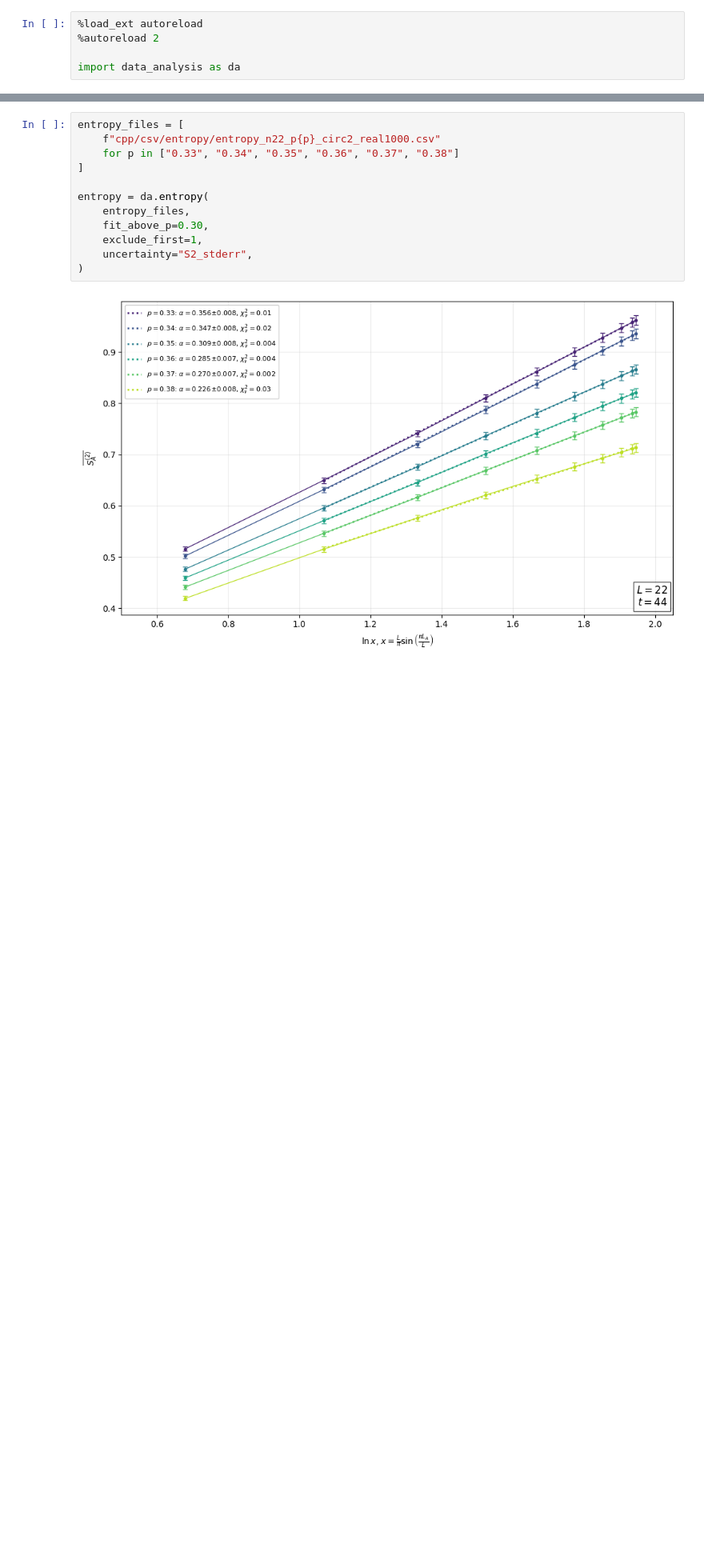
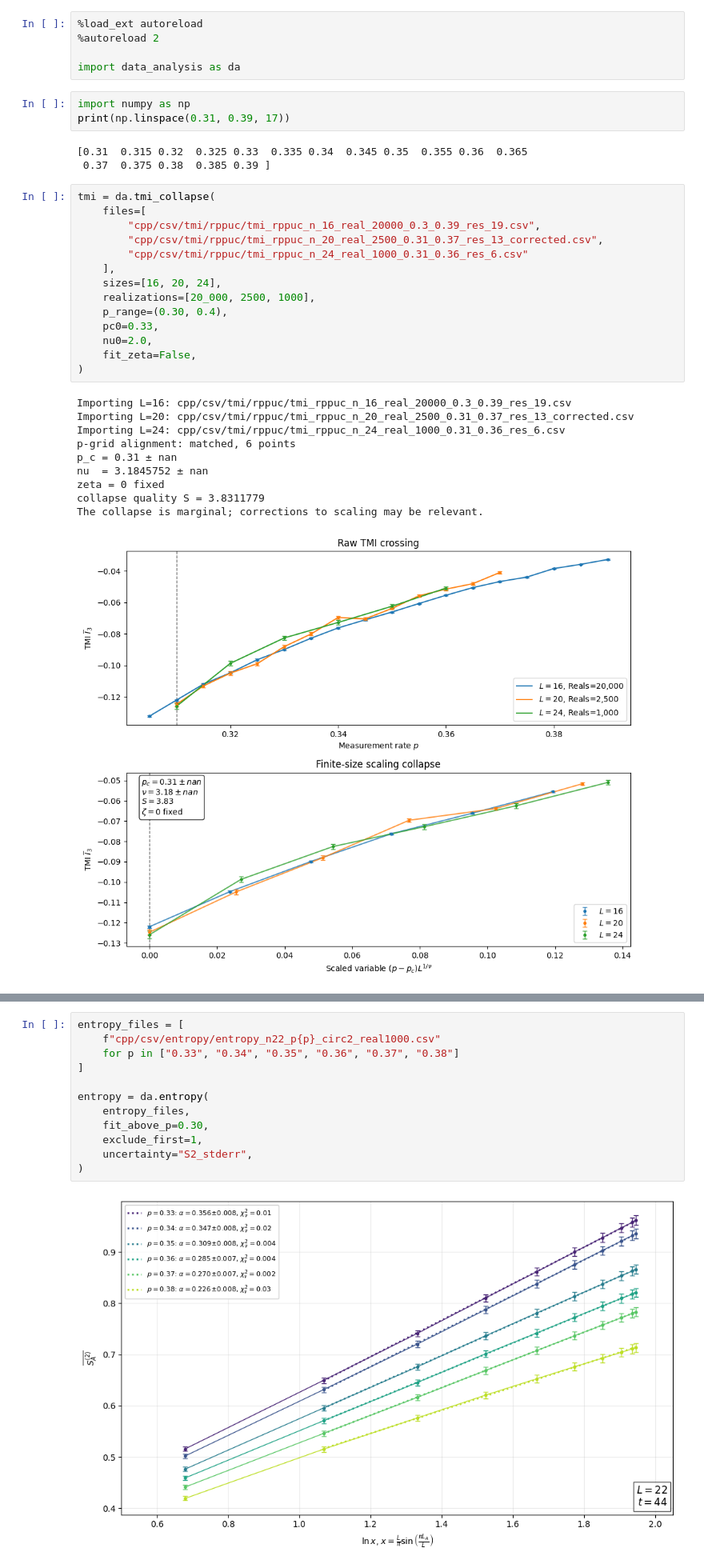
Before and after one commit to amarce4/mipt, a Jupyter notebook: python/visualize.ipynb, the cells around one changed output, grey strips where cells are left out. Shown at 80% size. Drawn from its saved outputs; the diff is of its cells as text; blank space fills up the shorter version.

```diff
--- a/python/visualize.ipynb
+++ b/python/visualize.ipynb
@@ -3,3 +3,34 @@
 %autoreload 2
 
 import data_analysis as da
+# %%
+import numpy as np
+print(np.linspace(0.31, 0.39, 17))
+# %% [output]
+[0.31  0.315 0.32  0.325 0.33  0.335 0.34  0.345 0.35  0.355 0.36  0.365
+ 0.37  0.375 0.38  0.385 0.39 ]
+# %%
+tmi = da.tmi_collapse(
+    files=[
+        "cpp/csv/tmi/rppuc/tmi_rppuc_n_16_real_20000_0.3_0.39_res_19.csv",
+        "cpp/csv/tmi/rppuc/tmi_rppuc_n_20_real_2500_0.31_0.37_res_13_corrected.csv",
+        "cpp/csv/tmi/rppuc/tmi_rppuc_n_24_real_1000_0.31_0.36_res_6.csv"
+    ],
+    sizes=[16, 20, 24],
+    realizations=[20_000, 2500, 1000],
+    p_range=(0.30, 0.4),
+    pc0=0.33,
+    nu0=2.0,
+    fit_zeta=False,
+)
+# %% [output]
+Importing L=16: cpp/csv/tmi/rppuc/tmi_rppuc_n_16_real_20000_0.3_0.39_res_19.csv
+Importing L=20: cpp/csv/tmi/rppuc/tmi_rppuc_n_20_real_2500_0.31_0.37_res_13_corrected.csv
+Importing L=24: cpp/csv/tmi/rppuc/tmi_rppuc_n_24_real_1000_0.31_0.36_res_6.csv
+p-grid alignment: matched, 6 points
+p_c = 0.31 ± nan
+nu  = 3.1845752 ± nan
+zeta = 0 fixed
+collapse quality S = 3.8311779
+The collapse is marginal; corrections to scaling may be relevant.
+[figure, added]
```
Also changed, not shown: parts of 5 cells of this notebook, 15 other files.
